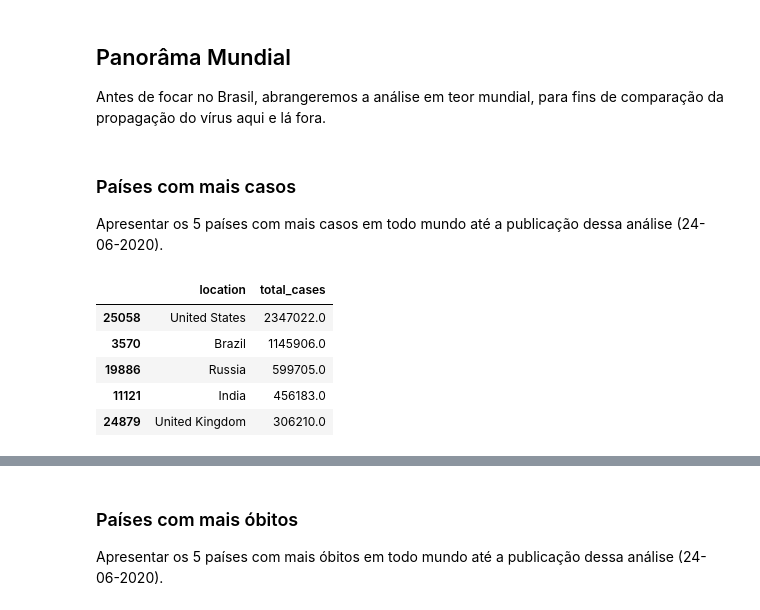
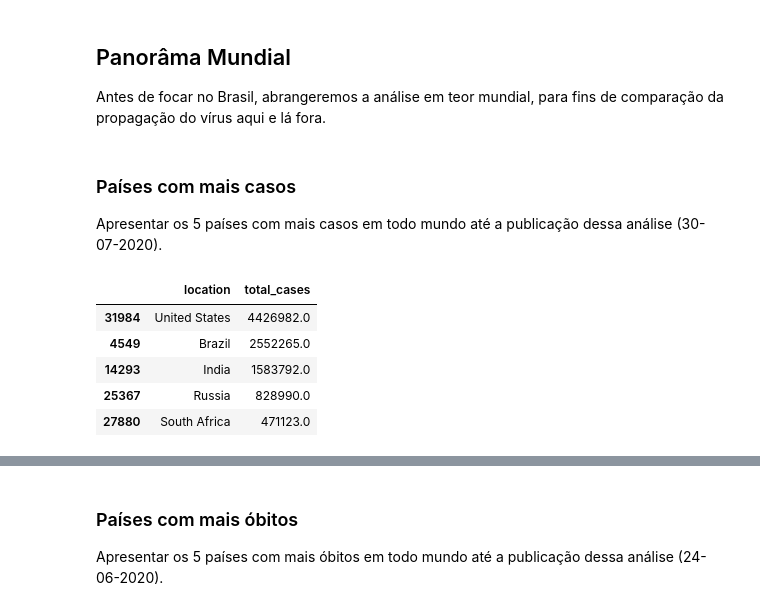
Before and after one commit to felipeeduardo90/Data-Science, a Jupyter notebook: COVID19.ipynb, the cells around one changed output, grey strips where cells are left out. Drawn from its saved outputs; the diff is of its cells as text; code cells hidden in the pictures.

```diff
--- a/COVID19.ipynb
+++ b/COVID19.ipynb
@@ -171,16 +174,16 @@ Antes de focar no Brasil, abrangeremos a análise em teor mundial, para fins de
 # %% [markdown]
 ### Países com mais casos
 
-Apresentar os 5 países com mais casos em todo mundo até a publicação dessa análise (24-06-2020).
+Apresentar os 5 países com mais casos em todo mundo até a publicação dessa análise (30-07-2020).
 # %%
 # Atribuir slice dos 5 primeiros a uma variável e apresentar o dataframe
-df_cases = df.loc[df.date == '2020-06-24',
+df_cases = df.loc[df.date == '2020-07-30',
                   ['location', 'total_cases']].sort_values(by='total_cases', ascending=False)[1:6].copy()
 df_cases
 # %% [output]
 |  | location | total_cases |
-| 25058 | United States | 2347022.0 |
-| 3570 | Brazil | 1145906.0 |
-| 19886 | Russia | 599705.0 |
-| 11121 | India | 456183.0 |
-| 24879 | United Kingdom | 306210.0 |
+| 31984 | United States | 4426982.0 |
+| 4549 | Brazil | 2552265.0 |
+| 14293 | India | 1583792.0 |
+| 25367 | Russia | 828990.0 |
+| 27880 | South Africa | 471123.0 |
```
Also changed, not shown: parts of 29 cells of this notebook.
